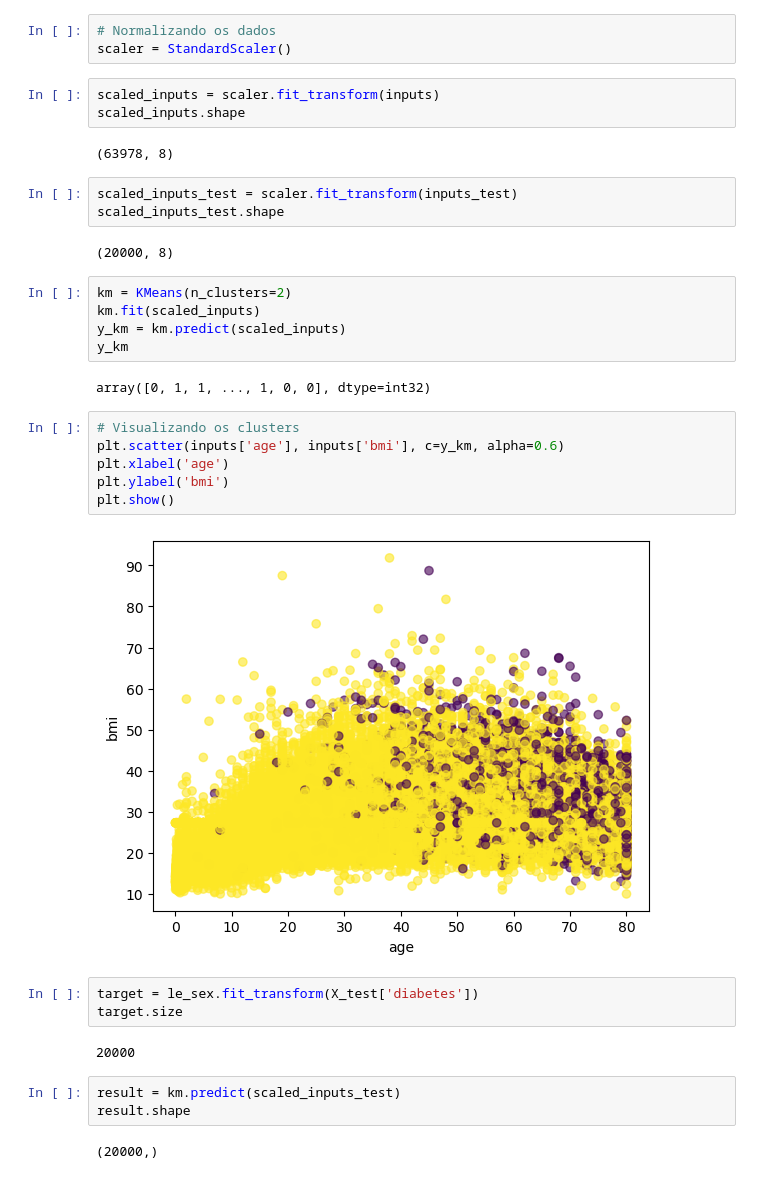
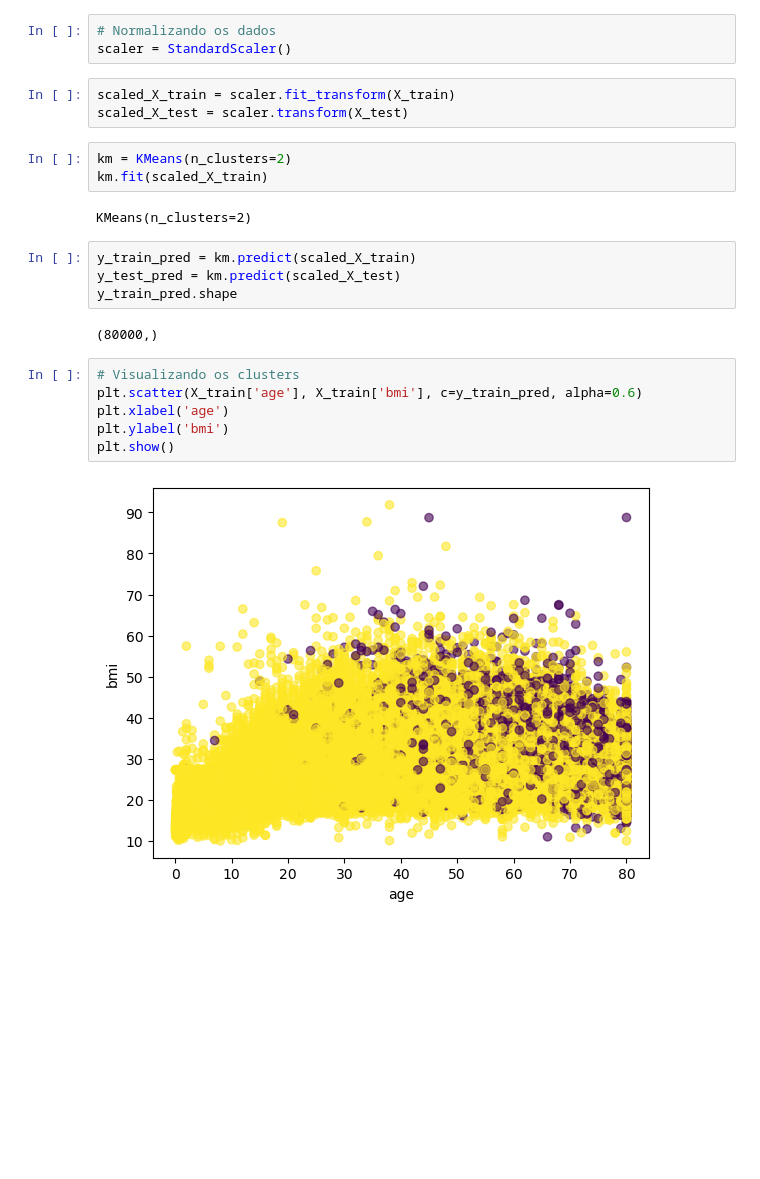
Before and after one commit to jadsongmatos/k-means, a Jupyter notebook: kmeans.ipynb, the cells around one changed output. Saved outputs shown, nothing was run; the diff lists cells and outputs as text; blank space fills up the shorter version.

```diff
--- a/kmeans.ipynb
+++ b/kmeans.ipynb
@@ -159,38 +100,25 @@ target.shape
 # %%
 # Normalizando os dados
 scaler = StandardScaler()
-# %%
-scaled_inputs = scaler.fit_transform(inputs)
-scaled_inputs.shape
-# %% [output]
-(63978, 8)
-# %%
-scaled_inputs_test = scaler.fit_transform(inputs_test)
-scaled_inputs_test.shape
-# %% [output]
-(20000, 8)
+# %%
+scaled_X_train = scaler.fit_transform(X_train)
+scaled_X_test = scaler.transform(X_test)
 # %%
 km = KMeans(n_clusters=2)
-km.fit(scaled_inputs)
-y_km = km.predict(scaled_inputs)
-y_km
+km.fit(scaled_X_train)
 # %% [output]
-array([0, 1, 1, ..., 1, 0, 0], dtype=int32)
+KMeans(n_clusters=2)
+# %%
+y_train_pred = km.predict(scaled_X_train)
+y_test_pred = km.predict(scaled_X_test)
+y_train_pred.shape
+# %% [output]
+(80000,)
 # %%
 # Visualizando os clusters
-plt.scatter(inputs['age'], inputs['bmi'], c=y_km, alpha=0.6)
+plt.scatter(X_train['age'], X_train['bmi'], c=y_train_pred, alpha=0.6)
 plt.xlabel('age')
 plt.ylabel('bmi')
 plt.show()
 # %% [output]
-[figure, old version]
+[figure, new version]
-# %%
-target = le_sex.fit_transform(X_test['diabetes'])
-target.size
-# %% [output]
-20000
-# %%
-result = km.predict(scaled_inputs_test)
-result.shape
-# %% [output]
-(20000,)
```
Also changed, not shown: parts of 13 cells of this notebook, 2 other files.
